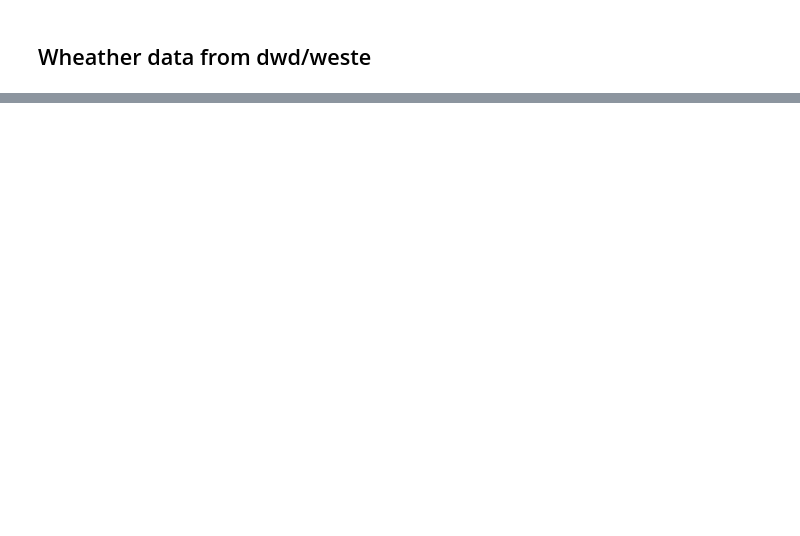
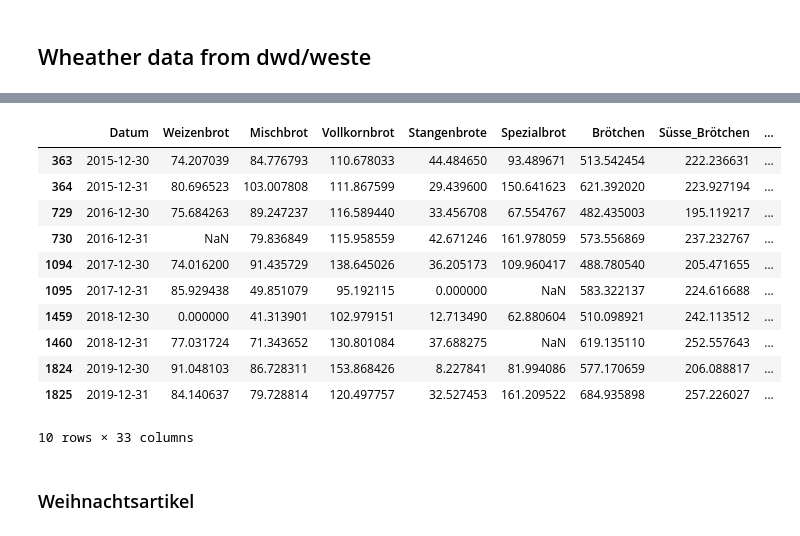
Before and after one commit to Linchen106/capstone, a Jupyter notebook: Capstone_features.ipynb, the cells around one changed output, grey strips where cells are left out. Saved outputs shown, nothing was run; the diff lists cells and outputs as text; code cells hidden in the pictures; blank space fills up the shorter version.

```diff
--- a/Capstone_features.ipynb
+++ b/Capstone_features.ipynb
@@ -621,0 +888,2 @@ df_new_3.shape
+# %%
+data_2_clean['Süsse_Brötchen']=data_2_clean['Süsse_Brötchen'].apply(lambda x: x if x <345.075359 else None )
@@ -621,0 +924,3 @@ df_new_3.shape
+# %%
+data_2_clean['Herzhafte_Brötchen']=data_2_clean['Herzhafte_Brötchen'].apply(lambda x: x if x <203.997358 else
+                                                                             None )
@@ -621,0 +961,2 @@ df_new_3.shape
+# %%
+data_2_clean['KonditoreiBlech']=data_2_clean['KonditoreiBlech'].apply(lambda x: x if x <275.632008 else None )
@@ -621,0 +997,2 @@ df_new_3.shape
+# %%
+data_2_clean['Blechkuchen']=data_2_clean['Blechkuchen'].apply(lambda x: x if x <222.225412 else None)
@@ -621,0 +1025,16 @@ df_new_3.shape
+# %%
+data_2_clean.query('Stückgebäck>303.260565')
+#[['Datum','Stückgebäck','Wochenende_flag','Feiertag_DE','Holidays_SH','Outlier']]
+# %% [output]
+|  | Datum | Weizenbrot | Mischbrot | Vollkornbrot | Stangenbrote | Spezialbrot | Brötchen | Süsse_Brötchen | ... |
+| 363 | 2015-12-30 | 74.207039 | 84.776793 | 110.678033 | 44.484650 | 93.489671 | 513.542454 | 222.236631 | ... |
+| 364 | 2015-12-31 | 80.696523 | 103.007808 | 111.867599 | 29.439600 | 150.641623 | 621.392020 | 223.927194 | ... |
+| 729 | 2016-12-30 | 75.684263 | 89.247237 | 116.589440 | 33.456708 | 67.554767 | 482.435003 | 195.119217 | ... |
+| 730 | 2016-12-31 | NaN | 79.836849 | 115.958559 | 42.671246 | 161.978059 | 573.556869 | 237.232767 | ... |
+| 1094 | 2017-12-30 | 74.016200 | 91.435729 | 138.645026 | 36.205173 | 109.960417 | 488.780540 | 205.471655 | ... |
+| 1095 | 2017-12-31 | 85.929438 | 49.851079 | 95.192115 | 0.000000 | NaN | 583.322137 | 224.616688 | ... |
+| 1459 | 2018-12-30 | 0.000000 | 41.313901 | 102.979151 | 12.713490 | 62.880604 | 510.098921 | 242.113512 | ... |
+| 1460 | 2018-12-31 | 77.031724 | 71.343652 | 130.801084 | 37.688275 | NaN | 619.135110 | 252.557643 | ... |
+| 1824 | 2019-12-30 | 91.048103 | 86.728311 | 153.868426 | 8.227841 | 81.994086 | 577.170659 | 206.088817 | ... |
+| 1825 | 2019-12-31 | 84.140637 | 79.728814 | 120.497757 | 32.527453 | 161.209522 | 684.935898 | 257.226027 | ... |
+10 rows × 33 columns
@@ -621,0 +1051,2 @@ df_new_3.shape
+# %% [markdown]
+### Weihnachtsartikel
```
Also changed, not shown: parts of 171 cells of this notebook, 28 other files.
